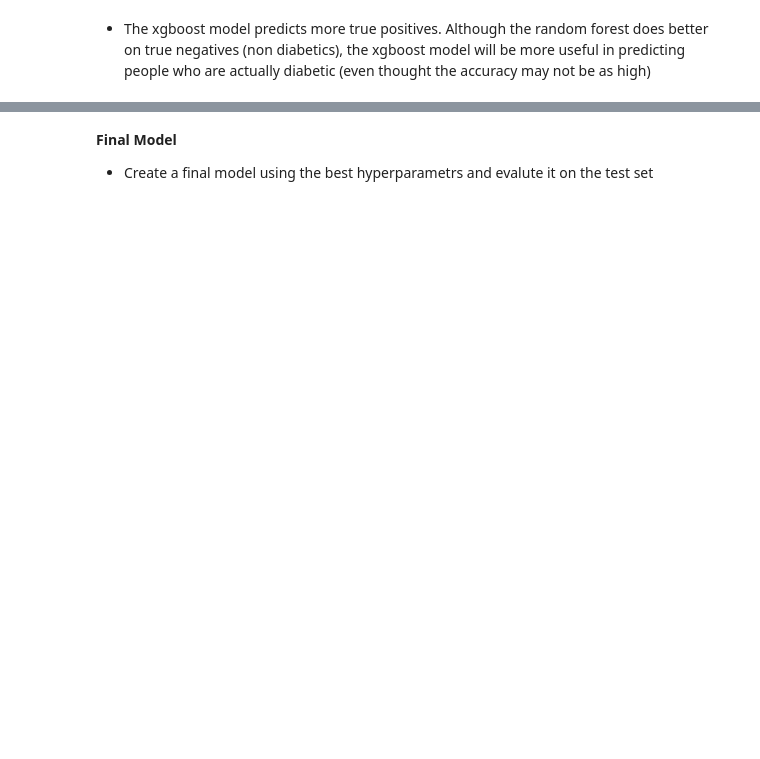
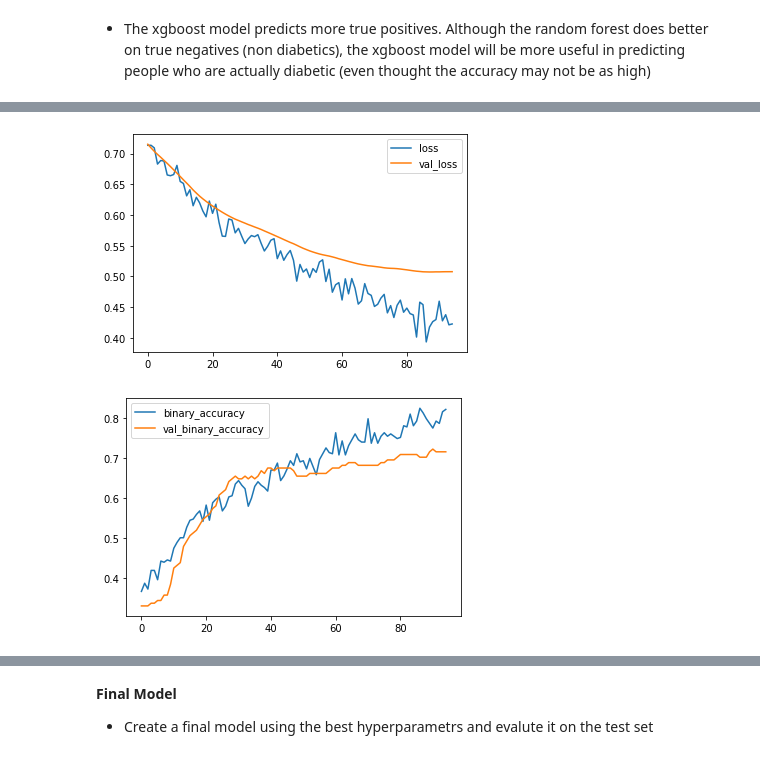
Before and after one commit to nico-palmar/ML_notebooks, a Jupyter notebook: xgb-diabetic-predictions.ipynb, the cells around one changed output, grey strips where cells are left out. Cells and saved outputs as stored; diff of their text form; code cells hidden in the pictures; blank space fills up the shorter version.

```diff
--- a/xgb-diabetic-predictions.ipynb
+++ b/xgb-diabetic-predictions.ipynb
@@ -1026,0 +1096,45 @@ ax = sns.heatmap(cm, annot=True)
+# %%
+from tensorflow.keras.callbacks import EarlyStopping
+
+model = keras.Sequential([
+    # normalize input data again in the inout layer
+    layers.BatchNormalization(input_shape=[X_train_nt.shape[1]]),
+
+    # hidden dense layer 1
+    layers.Dense(8),
+    layers.BatchNormalization(),
+    layers.Activation('relu'),
+    layers.Dropout(0.25),
+
+    # hidden dense layer 2
+    layers.Dense(8),
+#     layers.BatchNormalization(),
+    layers.Activation('relu'),
+    layers.Dropout(0.25),
+
+    # output layer
+    layers.Dense(1, activation='sigmoid')
+])
+
+# compile the model using adam and binary_crossentropy
+model.compile(optimizer='adam', loss='binary_crossentropy', metrics=[tf.keras.metrics.BinaryAccuracy(name="binary_accuracy", dtype=None, threshold=0.4)])
+
+# set early stopping to prevent over fitting
+early_stopping = EarlyStopping(patience=10, min_delta=0.001, restore_best_weights=True)
+
+# fit the model and check it's performance
+history = model.fit(
+    X_train_nt, y_train_nt,
+    validation_data=(X_valid_nt, y_valid_nt),
+    batch_size=140,
+    epochs=1000,
+    callbacks=[early_stopping],
+    verbose=0,
+)
+# %%
+history_df = pd.DataFrame(history.history)
+history_df.loc[:, ['loss', 'val_loss']].plot()
+history_df.loc[:, ['binary_accuracy', 'val_binary_accuracy']].plot()
+
+print((f"Best Validation Loss: {round(history_df['val_loss'].min(), 4)}" + f"\nBest Validation Accuracy: {round(history_df['val_binary_accuracy'].max(), 4)}"))
+# %% [output]
@@ -1026,0 +1143,2 @@ ax = sns.heatmap(cm, annot=True)
+[figure, added]
+[figure, added]
```
Also changed, not shown: parts of 28 cells of this notebook.
